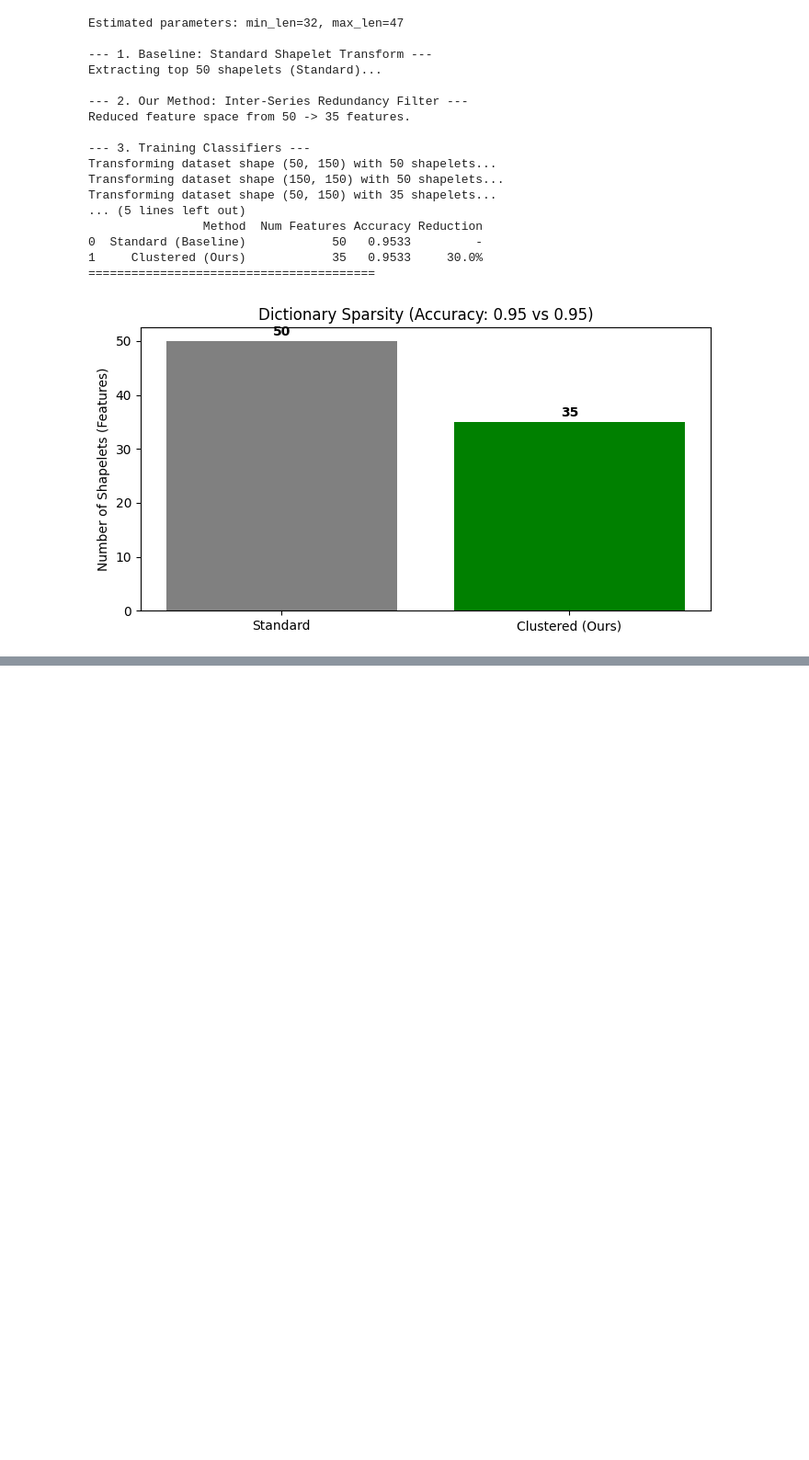
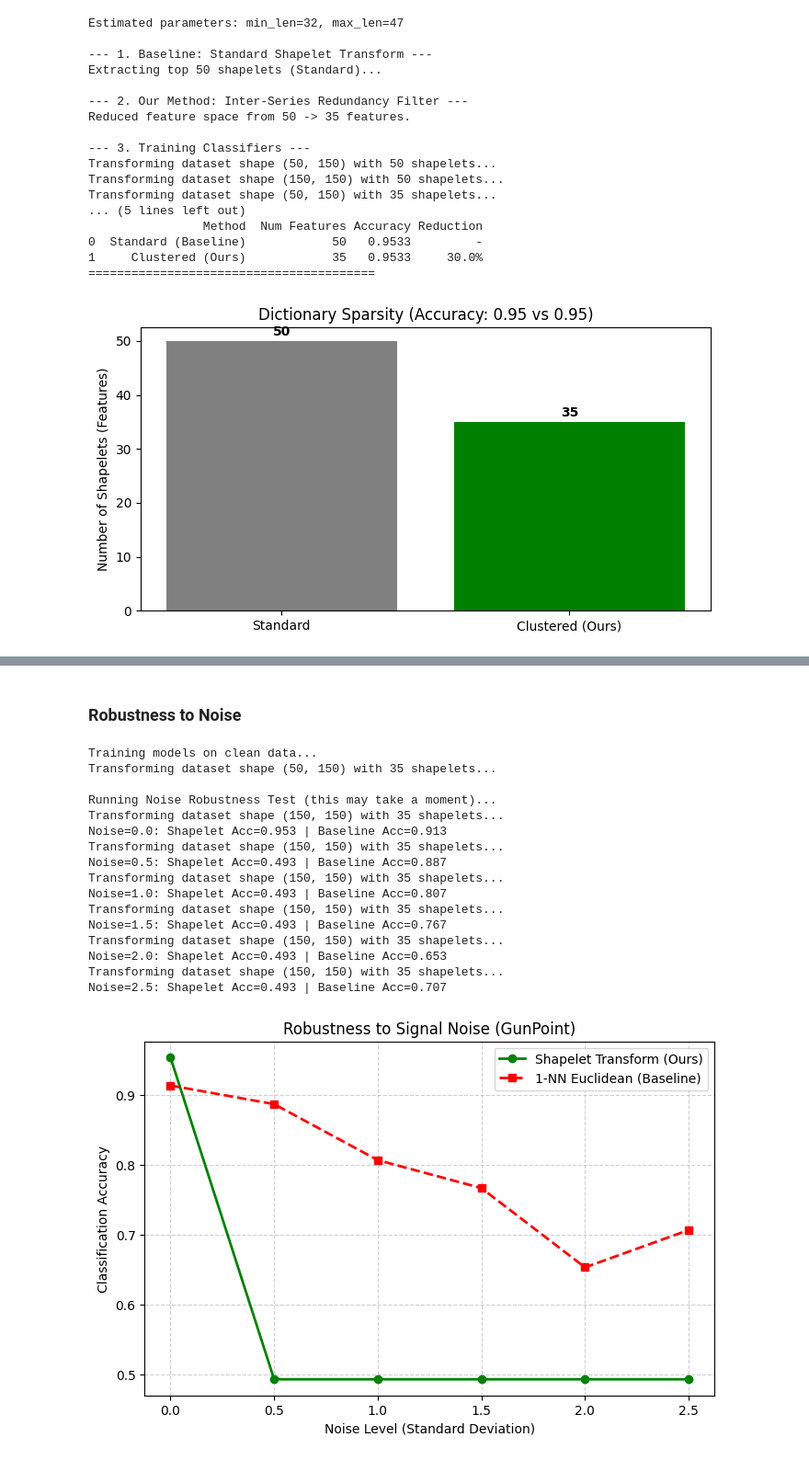
Before and after one commit to TristanoB/shapelet_transformation, a Jupyter notebook: implementation.ipynb, the cells around one changed output, grey strips where cells are left out. Shown at 92% size. Cells and saved outputs as stored; diff of their text form; code cells hidden in the pictures; blank space fills up the shorter version.

```diff
--- a/implementation.ipynb
+++ b/implementation.ipynb
@@ -658,0 +726,80 @@ Transforming dataset shape (50, 150) with 35 shapelets...
+# %% [markdown]
+### Robustness to Noise
+# %%
+import numpy as np
+import matplotlib.pyplot as plt
+from sklearn.neighbors import KNeighborsClassifier
+from sklearn.ensemble import RandomForestClassifier
+from sklearn.metrics import accuracy_score
+
+# --- EXPERIMENT: ROBUSTNESS TO NOISE ---
+
+# 1. SETUP MODELS
+# We use the best model you found: 'clustered_shapelets'
+# (Make sure you ran the 'Standard vs Clustered' cell first!)
+print("Training models on clean data...")
+
+# A. Shapelet Model (Ours)
+# Transform training data once
+X_train_shap = transform_dataset(X_train, clustered_shapelets)
+clf_shap = RandomForestClassifier(n_estimators=100, random_state=42)
+clf_shap.fit(X_train_shap, ey_train)
+
+# B. Baseline Model (1-NN Euclidean)
+# Trains directly on raw time series
+clf_base = KNeighborsClassifier(n_neighbors=1, metric='euclidean')
+clf_base.fit(X_train, y_train)
+
+# 2. RUN NOISE TEST
+noise_levels = [0.0, 0.5, 1.0, 1.5, 2.0, 2.5] # Increasing noise std dev
+acc_shapelet = []
+acc_baseline = []
+
+print("\nRunning Noise Robustness Test (this may take a moment)...")
+
+for sigma in noise_levels:
+    # Add noise to TEST data only (simulate noisy environment)
+    noise = np.random.normal(0, sigma, X_test.shape)
+    X_test_noisy = X_test + noise
+
+    # -- Test Shapelet Model --
+    # Crucial: We must re-transform the noisy data to distance space
+    X_test_shap_noisy = transform_dataset(X_test_noisy, clustered_shapelets)
+    acc_s = accuracy_score(y_test, clf_shap.predict(X_test_shap_noisy))
+    acc_shapelet.append(acc_s)
+
+    # -- Test Baseline (1-NN) --
+    acc_b = accuracy_score(y_test, clf_base.predict(X_test_noisy))
+    acc_baseline.append(acc_b)
+
+    print(f"Noise={sigma}: Shapelet Acc={acc_s:.3f} | Baseline Acc={acc_b:.3f}")
+
+# 3. PLOT RESULTS
+plt.figure(figsize=(8, 5))
+plt.plot(noise_levels, acc_shapelet, 'g-o', linewidth=2, label="Shapelet Transform (Ours)")
+plt.plot(noise_levels, acc_baseline, 'r--s', linewidth=2, label="1-NN Euclidean (Baseline)")
+
+plt.title("Robustness to Signal Noise (GunPoint)")
+plt.xlabel("Noise Level (Standard Deviation)")
+plt.ylabel("Classification Accuracy")
+plt.legend()
+plt.grid(True, linestyle='--', alpha=0.6)
+plt.show()
+# %% [output]
+Training models on clean data...
+Transforming dataset shape (50, 150) with 35 shapelets...
+
+Running Noise Robustness Test (this may take a moment)...
+Transforming dataset shape (150, 150) with 35 shapelets...
+Noise=0.0: Shapelet Acc=0.953 | Baseline Acc=0.913
+Transforming dataset shape (150, 150) with 35 shapelets...
+Noise=0.5: Shapelet Acc=0.493 | Baseline Acc=0.887
+Transforming dataset shape (150, 150) with 35 shapelets...
+Noise=1.0: Shapelet Acc=0.493 | Baseline Acc=0.807
+Transforming dataset shape (150, 150) with 35 shapelets...
+Noise=1.5: Shapelet Acc=0.493 | Baseline Acc=0.767
+Transforming dataset shape (150, 150) with 35 shapelets...
+Noise=2.0: Shapelet Acc=0.493 | Baseline Acc=0.653
+Transforming dataset shape (150, 150) with 35 shapelets...
+Noise=2.5: Shapelet Acc=0.493 | Baseline Acc=0.707
+[figure, added]
```
Also changed, not shown: parts of 10 cells of this notebook.
